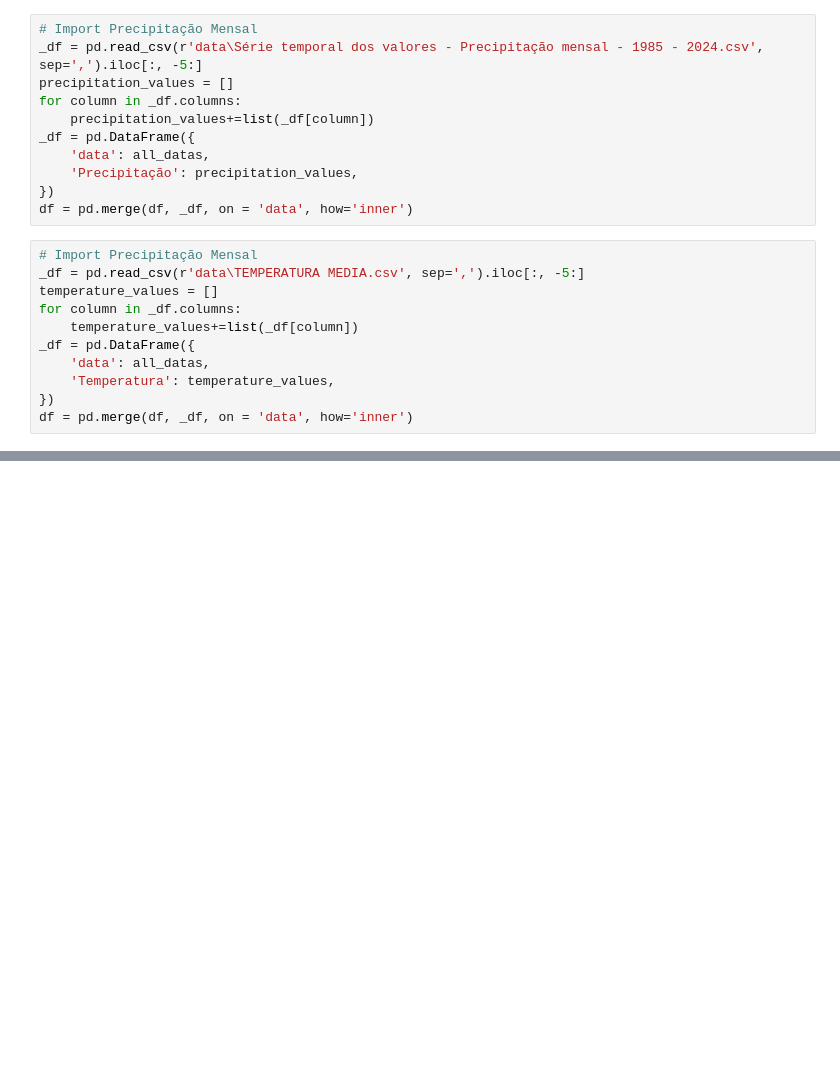
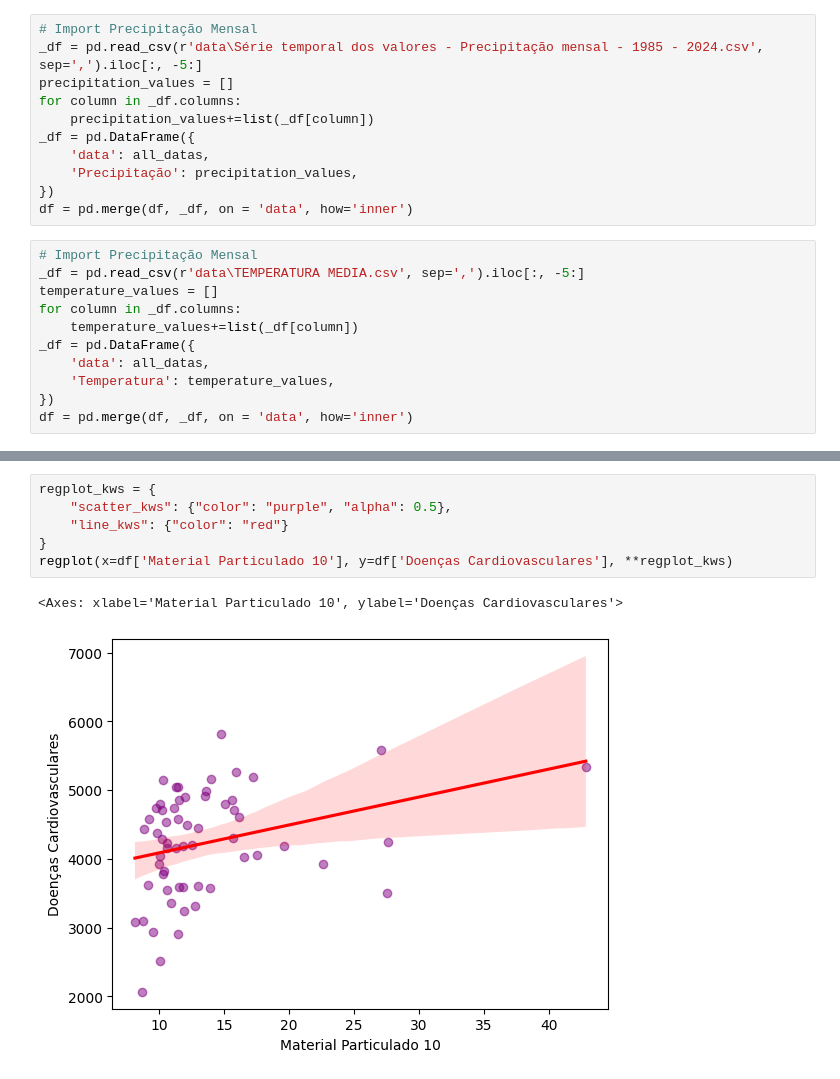
Before and after one commit to affonsoviccari/health_and_environment_data_analysis, a Jupyter notebook: nb_data_analysis.ipynb, the cells around one changed output, grey strips where cells are left out. Drawn from its saved outputs; the diff is of its cells as text; blank space fills up the shorter version.

```diff
--- a/nb_data_analysis.ipynb
+++ b/nb_data_analysis.ipynb
@@ -115,0 +169,9 @@ df = pd.merge(df, _df, on = 'data', how='inner')
+# %%
+regplot_kws = {
+    "scatter_kws": {"color": "purple", "alpha": 0.5},
+    "line_kws": {"color": "red"}
+}
+regplot(x=df['Material Particulado 10'], y=df['Doenças Cardiovasculares'], **regplot_kws)
+# %% [output]
+<Axes: xlabel='Material Particulado 10', ylabel='Doenças Cardiovasculares'>
+[figure, added]
```
Also changed, not shown: parts of 15 cells of this notebook.
